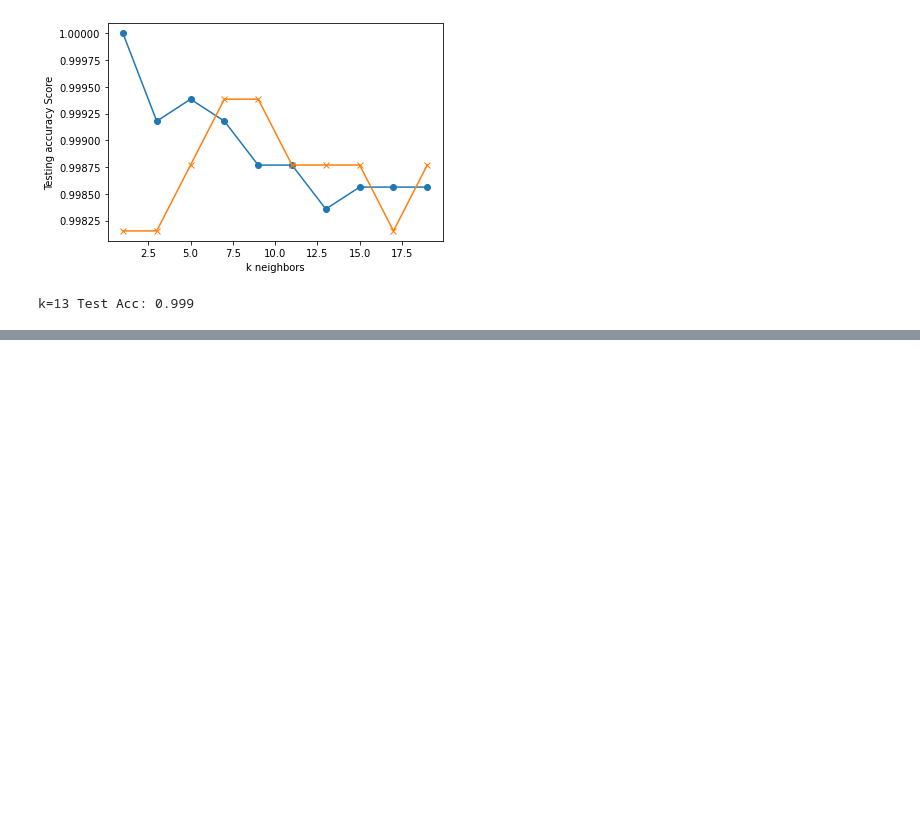
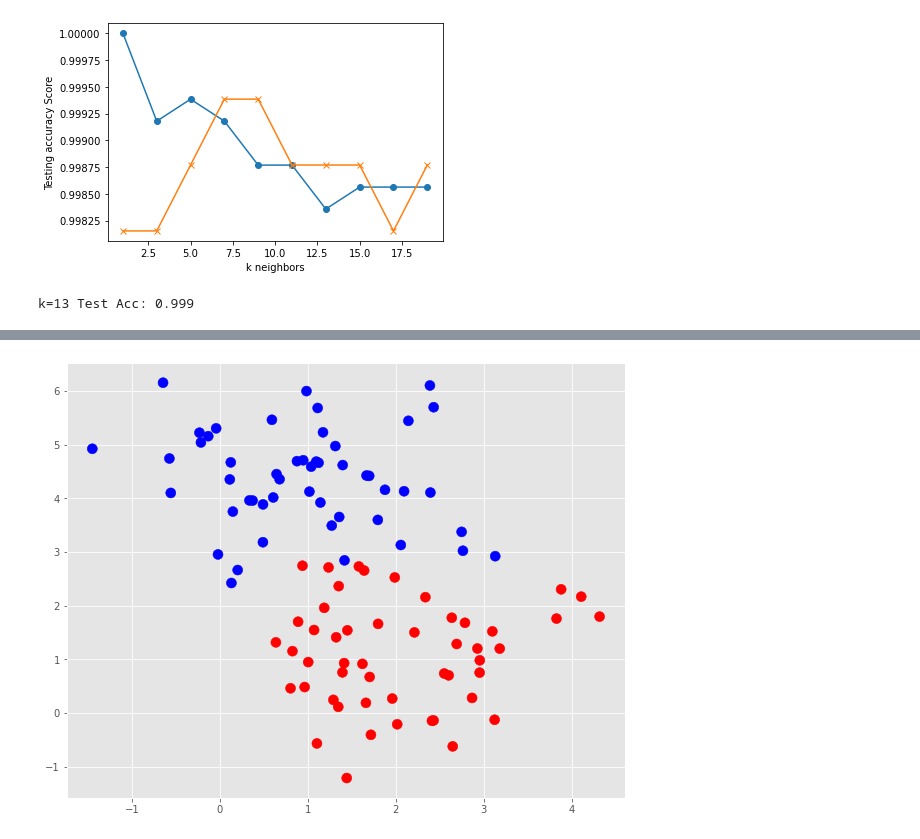
Before and after one commit to JuliaAlsop/The-Quality-of-Wine, a Jupyter notebook: wine_quality.ipynb, the cells around one changed output, grey strips where cells are left out. Cells and saved outputs as stored; diff of their text form; code cells hidden in the pictures; blank space fills up the shorter version.

```diff
--- a/wine_quality.ipynb
+++ b/wine_quality.ipynb
@@ -165,0 +207,6 @@ k=13 Test Acc: 0.999
+# %%
+X, y = make_blobs(n_samples=100, centers=2, random_state=0, cluster_std=.95)
+plt.scatter(X[:, 0], X[:, 1], c=y, s=100, cmap="bwr");
+plt.show()
+# %% [output]
+[figure, added]
```
Also changed, not shown: parts of 15 cells of this notebook.
